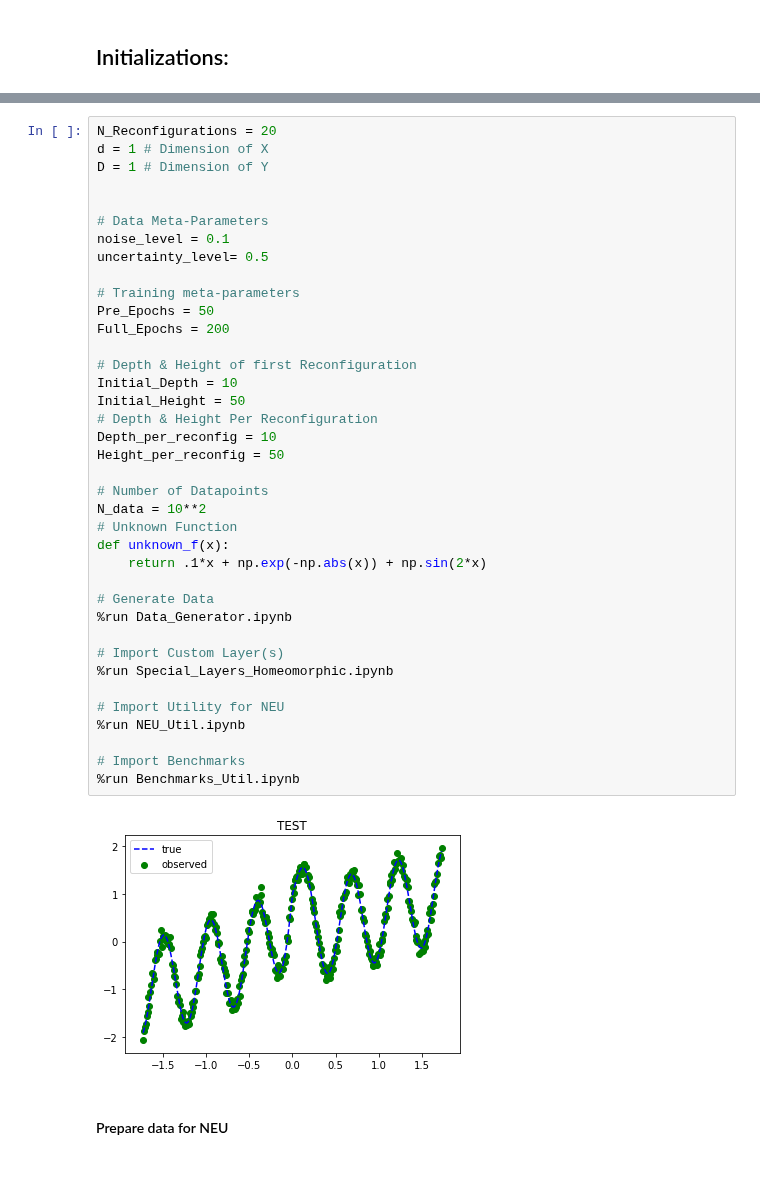
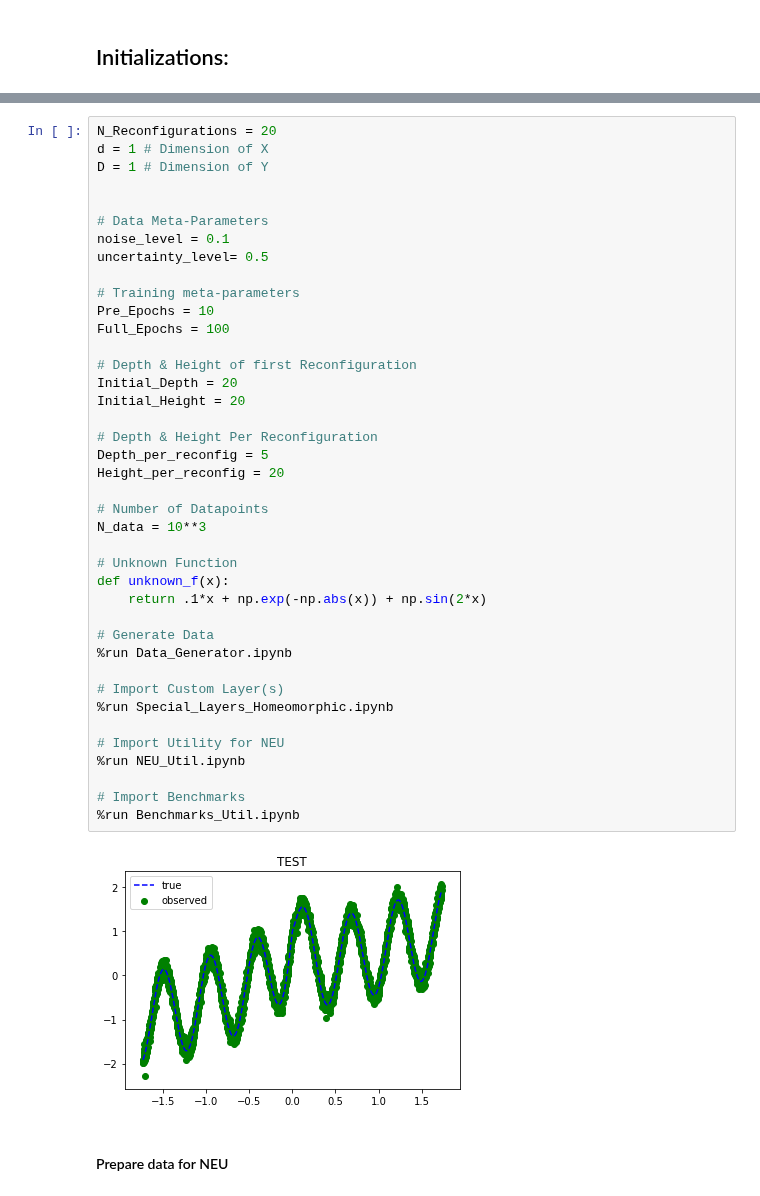
Before and after one commit to AnastasisKratsios/NEU_Non_Euclidean_Upgrading, a Jupyter notebook: NEU_Surgery.ipynb, the cells around one changed output, grey strips where cells are left out. Cells and saved outputs as stored; diff of their text form.

```diff
--- a/NEU_Surgery.ipynb
+++ b/NEU_Surgery.ipynb
@@ -65,41 +64,43 @@ N_Reconfigurations = 20
 d = 1 # Dimension of X
 D = 1 # Dimension of Y
 
 
 # Data Meta-Parameters
 noise_level = 0.1
 uncertainty_level= 0.5
 
 # Training meta-parameters
-Pre_Epochs = 50
-Full_Epochs = 200
+Pre_Epochs = 10
+Full_Epochs = 100
 
 # Depth & Height of first Reconfiguration
-Initial_Depth = 10
-Initial_Height = 50
+Initial_Depth = 20
+Initial_Height = 20
+
 # Depth & Height Per Reconfiguration
-Depth_per_reconfig = 10
-Height_per_reconfig = 50
+Depth_per_reconfig = 5
+Height_per_reconfig = 20
 
 # Number of Datapoints
-N_data = 10**2
+N_data = 10**3
+
 # Unknown Function
 def unknown_f(x):
     return .1*x + np.exp(-np.abs(x)) + np.sin(2*x)
 
 # Generate Data
 %run Data_Generator.ipynb
 
 # Import Custom Layer(s)
 %run Special_Layers_Homeomorphic.ipynb
 
 # Import Utility for NEU
 %run NEU_Util.ipynb
 
 # Import Benchmarks
 %run Benchmarks_Util.ipynb
 # %% [output]
-[figure, old version]
+[figure, new version]
 # %% [markdown]
 #### Prepare data for NEU
 # %%
```
Also changed, not shown: parts of 10 cells of this notebook, 1 other file.
